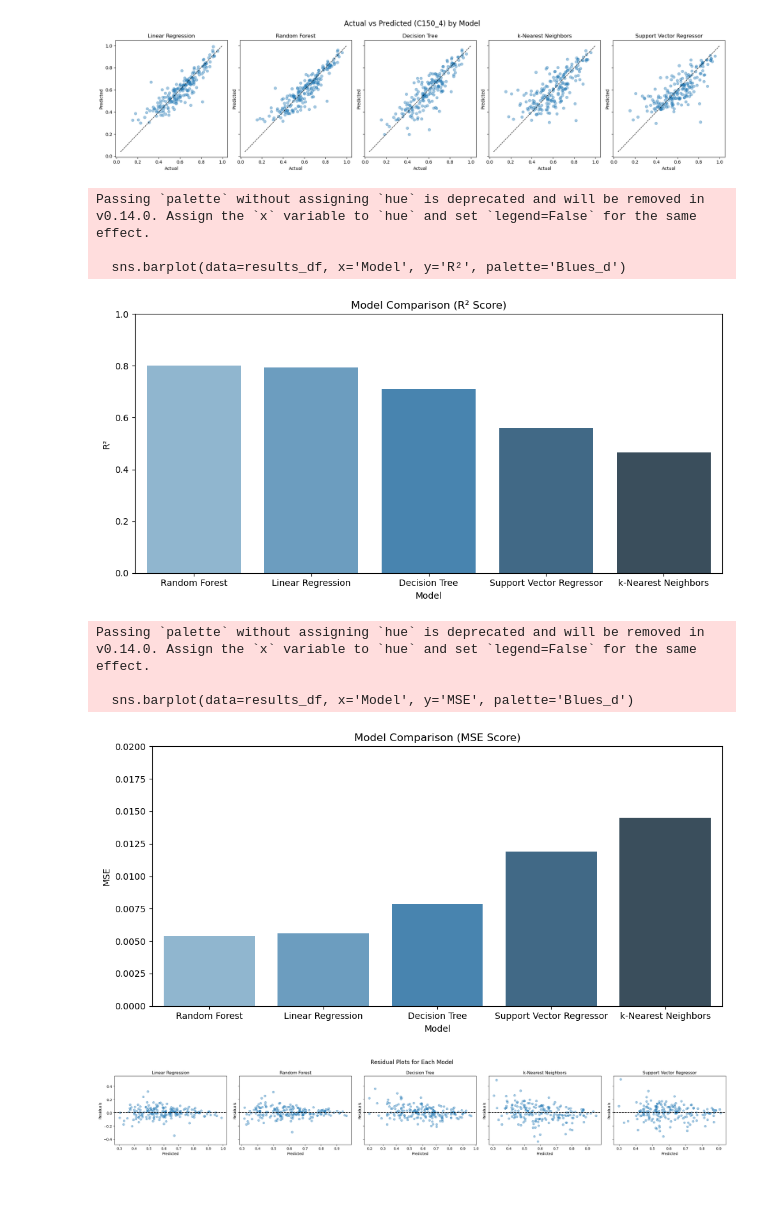
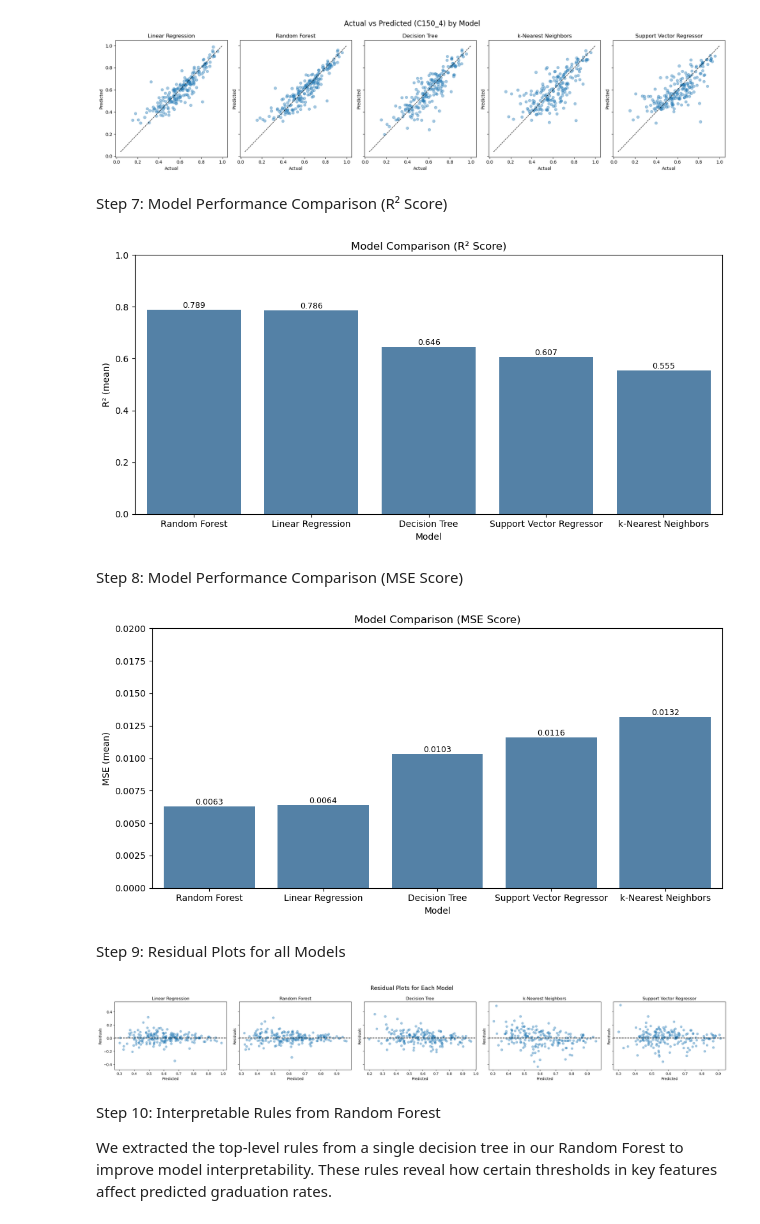
Before and after one commit to Connerj1234/4780-Project, a Jupyter notebook: modeling.ipynb, the cells around one changed output. Cells and saved outputs as stored; diff of their text form; code cells hidden in the pictures; blank space fills up the shorter version.

```diff
--- a/modeling.ipynb
+++ b/modeling.ipynb
@@ -57,0 +39,31 @@ display(results_df.style.format({'R²': '{:.4f}', 'MSE': '{:.4f}'}))
+# %%
+from sklearn.model_selection import cross_val_score, KFold
+from sklearn.metrics import mean_squared_error, r2_score
+import numpy as np
+
+cv = KFold(n_splits=10, shuffle=True, random_state=42)
+results = []
+fitted_models = {}  # NEW: store fitted models here
+
+for name, model in models.items():
+    # Cross-validation scores
+    r2_scores = cross_val_score(model, X, y, cv=cv, scoring='r2')
+    mse_scores = -cross_val_score(model, X, y, cv=cv, scoring='neg_mean_squared_error')
+
+    results.append({
+        'Model': name,
+        'R² (mean)': r2_scores.mean(),
+        'R² (std)': r2_scores.std(),
+        'MSE (mean)': mse_scores.mean(),
+        'MSE (std)': mse_scores.std()
+    })
+
+    # Fit the model once for reuse in visualizations
+    fitted_model = model.fit(X_train, y_train)
+    fitted_models[name] = fitted_model
+
+results_df = pd.DataFrame(results).sort_values(by='R² (mean)', ascending=False)
+display(results_df.style.format({
+    'R² (mean)': '{:.4f}', 'R² (std)': '{:.4f}',
+    'MSE (mean)': '{:.4f}', 'MSE (std)': '{:.4f}'
+}))
@@ -73,36 +93,50 @@ plt.tight_layout()
 plt.show()
 # %% [output]
 [figure]
+# %% [markdown]
+Step 7: Model Performance Comparison (R² Score)
 # %%
 import seaborn as sns
 import matplotlib.pyplot as plt
 
 plt.figure(figsize=(10, 5))
-sns.barplot(data=results_df, x='Model', y='R²', palette='Blues_d')
+ax = sns.barplot(data=results_df, x='Model', y='R² (mean)', color='steelblue')
 plt.title('Model Comparison (R² Score)')
 plt.ylim(0, 1)
+
+# Add text labels above each bar
+for i, p in enumerate(ax.patches):
+    ax.annotate(f'{p.get_height():.3f}',
+                (p.get_x() + p.get_width() / 2., p.get_height()),
+                ha='center', va='bottom', fontsize=9)
+
 plt.tight_layout()
 plt.show()
 # %% [output]
-Passing `palette` without assigning `hue` is deprecated and will be removed in v0.14.0. Assign the `x` variable to `hue` and set `legend=False` for the same effect.
-
-  sns.barplot(data=results_df, x='Model', y='R²', palette='Blues_d')
-[figure, old version]
+[figure, new version]
+# %% [markdown]
+Step 8: Model Performance Comparison (MSE Score)
 # %%
 import seaborn as sns
 import matplotlib.pyplot as plt
 
 plt.figure(figsize=(10, 5))
-sns.barplot(data=results_df, x='Model', y='MSE', palette='Blues_d')
+ax = sns.barplot(data=results_df, x='Model', y='MSE (mean)', color='steelblue')
 plt.title('Model Comparison (MSE Score)')
 plt.ylim(0, .02)
+
+# Add text labels above each bar
+for i, p in enumerate(ax.patches):
+    ax.annotate(f'{p.get_height():.4f}',
+                (p.get_x() + p.get_width() / 2., p.get_height()),
+                ha='center', va='bottom', fontsize=9)
+
 plt.tight_layout()
 plt.show()
 # %% [output]
-Passing `palette` without assigning `hue` is deprecated and will be removed in v0.14.0. Assign the `x` variable to `hue` and set `legend=False` for the same effect.
-
-  sns.barplot(data=results_df, x='Model', y='MSE', palette='Blues_d')
-[figure, old version]
+[figure, new version]
+# %% [markdown]
+Step 9: Residual Plots for all Models
 # %%
 # Set up subplots
 n_models = len(models)
@@ -124,3 +158,7 @@ plt.tight_layout()
 plt.show()
 # %% [output]
 [figure]
+# %% [markdown]
+Step 10: Interpretable Rules from Random Forest
+
+We extracted the top-level rules from a single decision tree in our Random Forest to improve model interpretability. These rules reveal how certain thresholds in key features affect predicted graduation rates.
```
Also changed, not shown: parts of 6 cells of this notebook, 2 other files.
